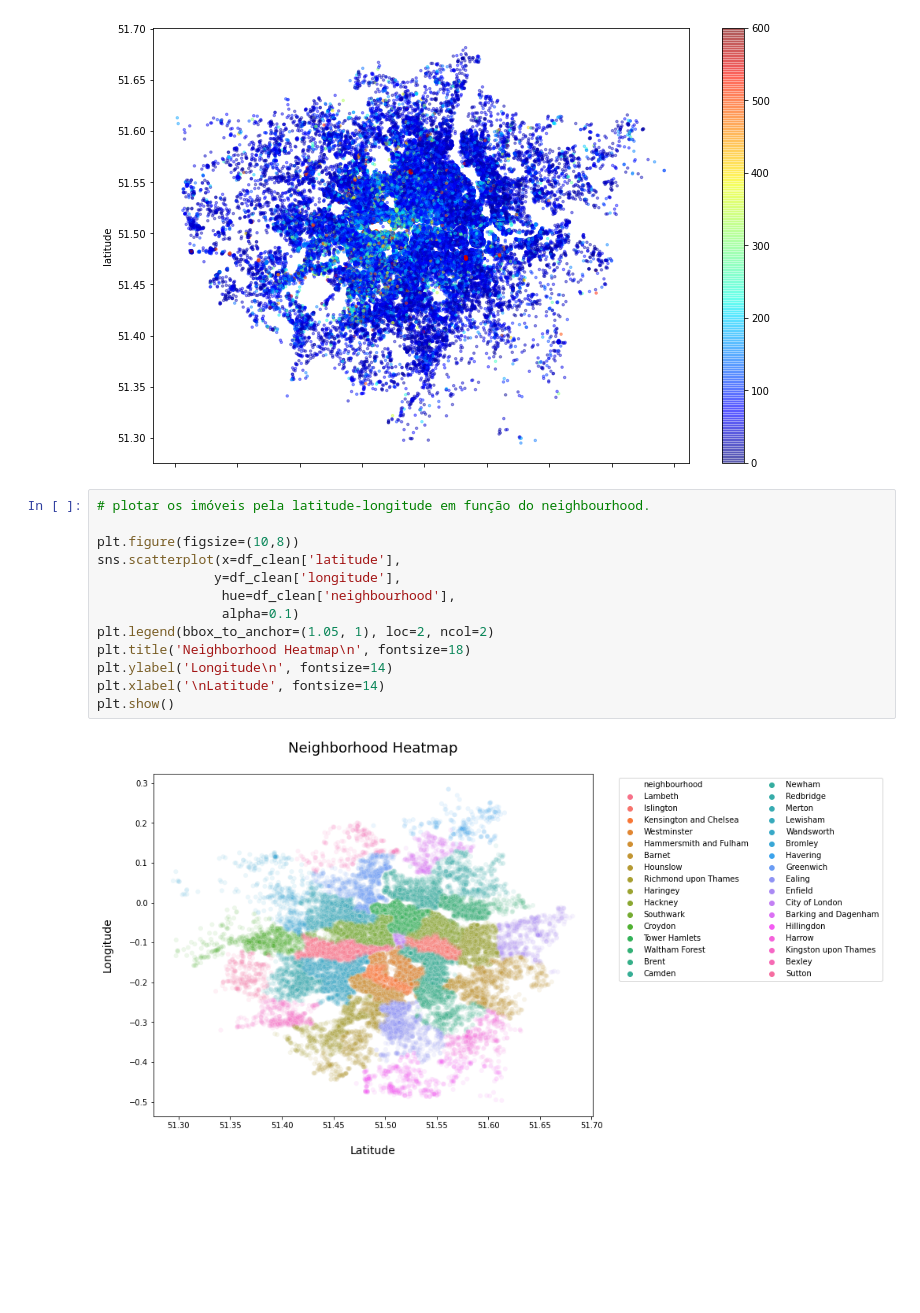
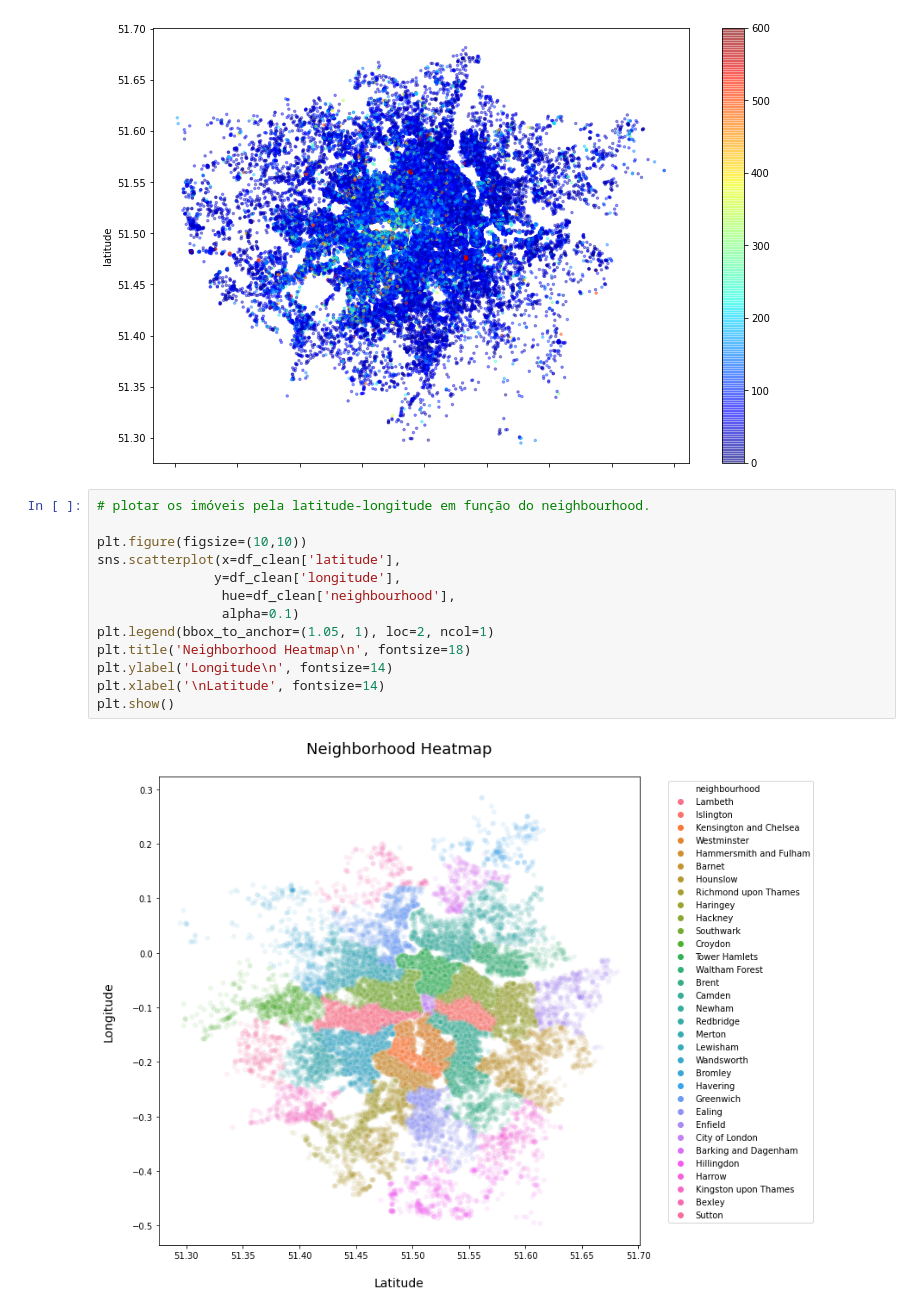
Before and after one commit to amnacas/Portifolio, a Jupyter notebook: AirBnB_Londres.ipynb, the cells around one changed output. Cells and saved outputs as stored; diff of their text form; blank space fills up the shorter version.

```diff
--- a/AirBnB_Londres.ipynb
+++ b/AirBnB_Londres.ipynb
@@ -339,15 +339,15 @@ df_clean.plot(kind="scatter", x='longitude', y='latitude', alpha=0.4, c=df_clean
 # %%
 # plotar os imóveis pela latitude-longitude em função do neighbourhood.
 
-plt.figure(figsize=(10,8))
+plt.figure(figsize=(10,10))
 sns.scatterplot(x=df_clean['latitude'],
                y=df_clean['longitude'],
                 hue=df_clean['neighbourhood'],
                 alpha=0.1)
-plt.legend(bbox_to_anchor=(1.05, 1), loc=2, ncol=2)
+plt.legend(bbox_to_anchor=(1.05, 1), loc=2, ncol=1)
 plt.title('Neighborhood Heatmap\n', fontsize=18)
 plt.ylabel('Longitude\n', fontsize=14)
 plt.xlabel('\nLatitude', fontsize=14)
 plt.show()
 # %% [output]
-[figure, old version]
+[figure, new version]
```
